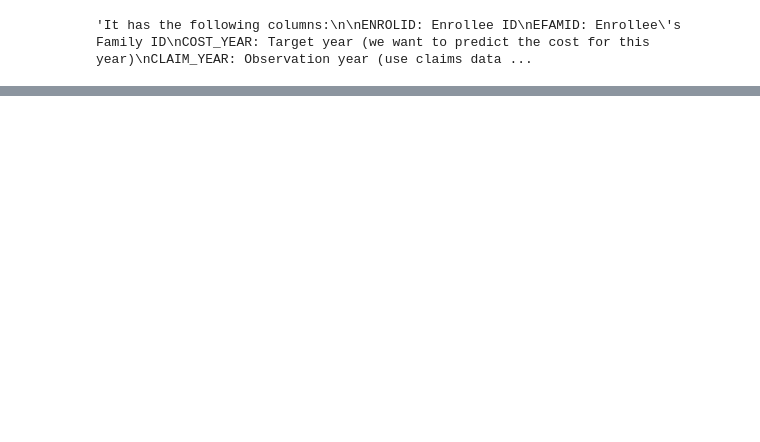
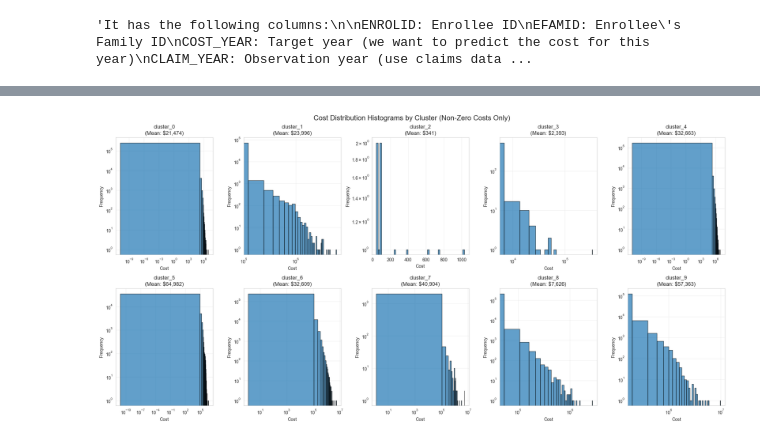
Before and after one commit to cat2510/optimization_guided_curation_ICML, a Jupyter notebook: cluster_analysis/cluster_data_exploration.ipynb, the cells around one changed output, grey strips where cells are left out. Drawn from its saved outputs; the diff is of its cells as text; code cells hidden in the pictures; blank space fills up the shorter version.

```diff
--- a/cluster_analysis/cluster_data_exploration.ipynb
+++ b/cluster_analysis/cluster_data_exploration.ipynb
@@ -206,0 +359,27 @@ cluster_9: Total cost (during CLAIM_YEAR) for ICD codes in cluster #9"""
+# %%
+# Histograms for cost distributions (log scale)
+fig, axes = plt.subplots(2, 5, figsize=(20, 10))
+axes = axes.flatten()
+
+for idx, col in enumerate(cluster_cols):
+    ax = axes[idx]
+    non_zero_data = df_2018[df_2018[col] > 0][col]
+
+    if len(non_zero_data) > 0:
+        ax.hist(non_zero_data, bins=50, edgecolor='black', alpha=0.7)
+        ax.set_title(f'{col}\n(Mean: ${non_zero_data.mean():,.0f})')
+        ax.set_xlabel('Cost')
+        ax.set_ylabel('Frequency')
+        ax.set_yscale('log')  # Log scale for y-axis if needed
+        if non_zero_data.max() / non_zero_data.min() > 100:
+            ax.set_xscale('log')
+        ax.grid(True, alpha=0.3)
+    else:
+        ax.text(0.5, 0.5, 'No data', ha='center', va='center')
+        ax.set_title(col)
+
+plt.suptitle('Cost Distribution Histograms by Cluster (Non-Zero Costs Only)', fontsize=16)
+plt.tight_layout()
+plt.show()
+# %% [output]
+[figure, added]
```
Also changed, not shown: parts of 9 cells of this notebook, 11 other files.
